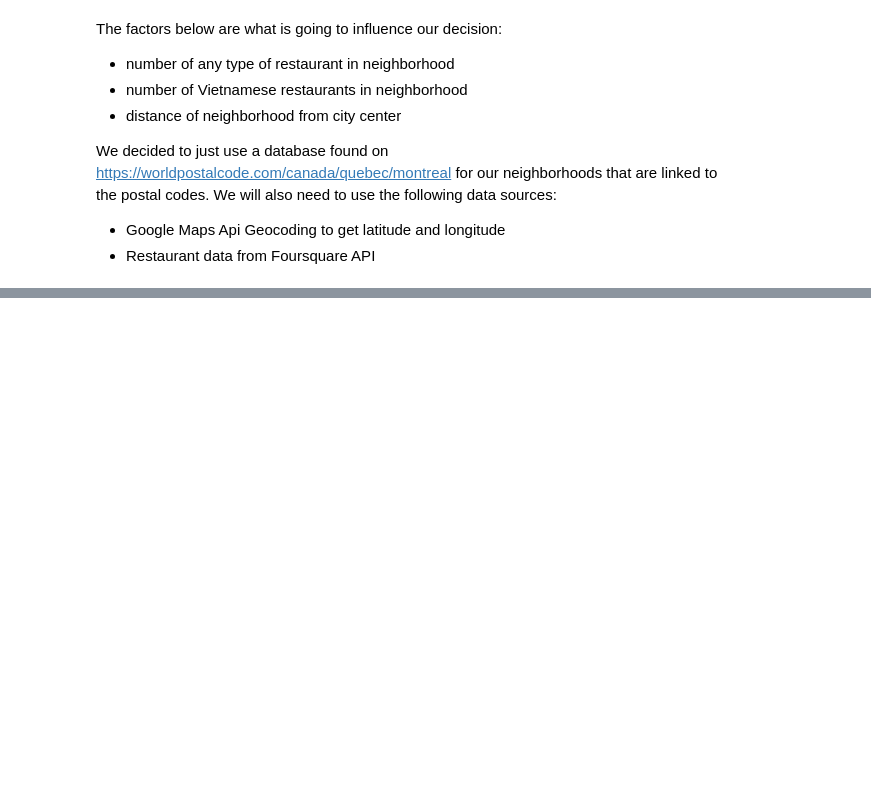
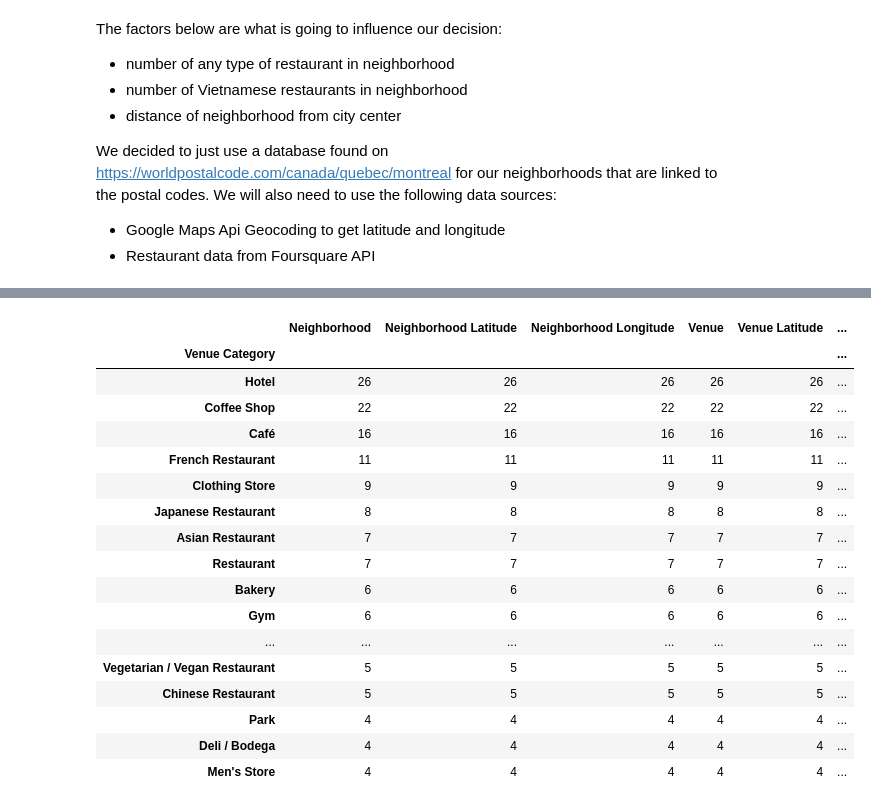
Before and after one commit to EneaGroballi/battle_of_neighborhoods, a Jupyter notebook: battle_of_neighborhoods.ipynb, the cells around one changed output, grey strips where cells are left out. Saved outputs shown, nothing was run; the diff lists cells and outputs as text; code cells hidden in the pictures; blank space fills up the shorter version.

```diff
--- a/battle_of_neighborhoods.ipynb
+++ b/battle_of_neighborhoods.ipynb
@@ -30,0 +123,3 @@ We decided to just use a database found on https://worldpostalcode.com/canada/qu
+# %%
+downtown_df = df[df["Neighborhood"].str.contains('Downtown')].reset_index(drop=True)
+downtown_df.head()
@@ -30,0 +135,17 @@ We decided to just use a database found on https://worldpostalcode.com/canada/qu
+# %%
+map_downtown = folium.Map(location=[45.4999, -73.5689], zoom_start=11)
+
+# add markers to map
+for lat, lng, label in zip(downtown_df['Latitude'], downtown_df['Longitude'], downtown_df['Neighborhood']):
+    label = folium.Popup(label, parse_html=True)
+    folium.CircleMarker(
+        [lat, lng],
+        radius=5,
+        popup=label,
+        color='blue',
+        fill=True,
+        fill_color='#3186cc',
+        fill_opacity=0.7,
+        parse_html=False).add_to(map_downtown)
+
+map_downtown
@@ -30,0 +156,8 @@ We decided to just use a database found on https://worldpostalcode.com/canada/qu
+# %%
+CLIENT_ID = 'HLKKEGZNGWRLR1XPQZRTYZJVZIHICQG5KDQHODA5PWUZTZOY' # your Foursquare ID
+CLIENT_SECRET = 'R0ZM51RNG0JSUQA0CI3UZ3QNFXKVV2FNSPMFGSWXOB1QM05G' # your Foursquare Secret
+VERSION = '20180605' # Foursquare API version
+
+print('Your credentails:')
+print('CLIENT_ID: ' + CLIENT_ID)
+print('CLIENT_SECRET:' + CLIENT_SECRET)
@@ -30,0 +214,5 @@ We decided to just use a database found on https://worldpostalcode.com/canada/qu
+# %%
+downtown_venues = getNearbyVenues(names=downtown_df['Neighborhood'],
+                                   latitudes=downtown_df['Latitude'],
+                                   longitudes=downtown_df['Longitude']
+                                  )
@@ -30,0 +244,23 @@ We decided to just use a database found on https://worldpostalcode.com/canada/qu
+# %%
+downtown_venue_grouped = downtown_venues.groupby('Venue Category').count().sort_values(by=['Neighborhood'], ascending=False)
+
+downtown_venue_grouped.head(25)
+# %% [output]
+|  | Neighborhood | Neighborhood Latitude | Neighborhood Longitude | Venue | Venue Latitude | ... |
+| Venue Category |  |  |  |  |  | ... |
+| Hotel | 26 | 26 | 26 | 26 | 26 | ... |
+| Coffee Shop | 22 | 22 | 22 | 22 | 22 | ... |
+| Café | 16 | 16 | 16 | 16 | 16 | ... |
+| French Restaurant | 11 | 11 | 11 | 11 | 11 | ... |
+| Clothing Store | 9 | 9 | 9 | 9 | 9 | ... |
+| Japanese Restaurant | 8 | 8 | 8 | 8 | 8 | ... |
+| Asian Restaurant | 7 | 7 | 7 | 7 | 7 | ... |
+| Restaurant | 7 | 7 | 7 | 7 | 7 | ... |
+| Bakery | 6 | 6 | 6 | 6 | 6 | ... |
+| Gym | 6 | 6 | 6 | 6 | 6 | ... |
+| ... | ... | ... | ... | ... | ... | ... |
+| Vegetarian / Vegan Restaurant | 5 | 5 | 5 | 5 | 5 | ... |
+| Chinese Restaurant | 5 | 5 | 5 | 5 | 5 | ... |
+| Park | 4 | 4 | 4 | 4 | 4 | ... |
+| Deli / Bodega | 4 | 4 | 4 | 4 | 4 | ... |
+| Men's Store | 4 | 4 | 4 | 4 | 4 | ... |
```
Also changed, not shown: parts of 36 cells of this notebook, 1 other file.
